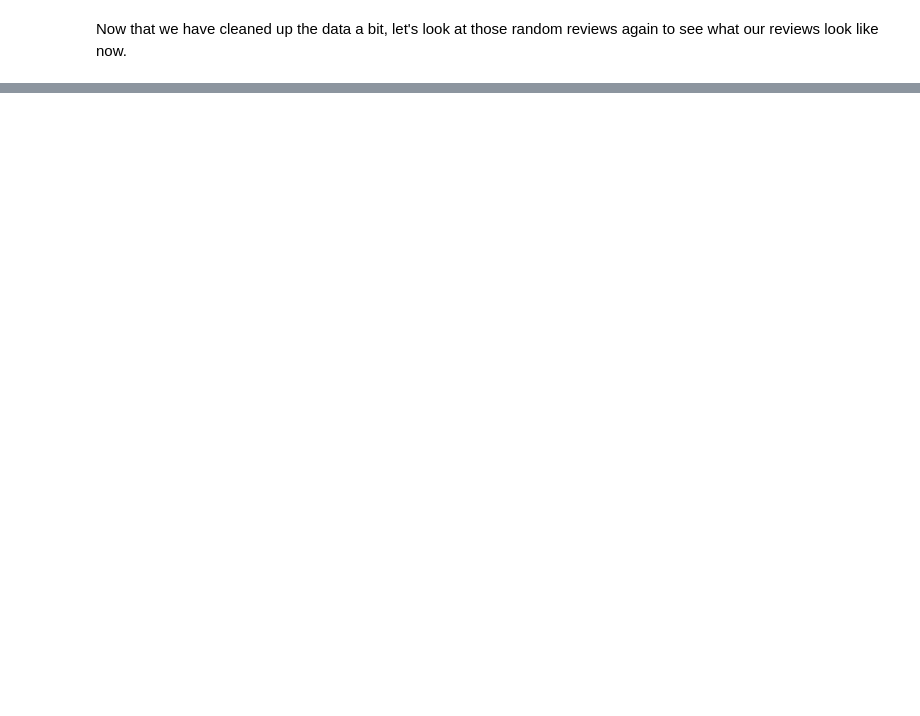
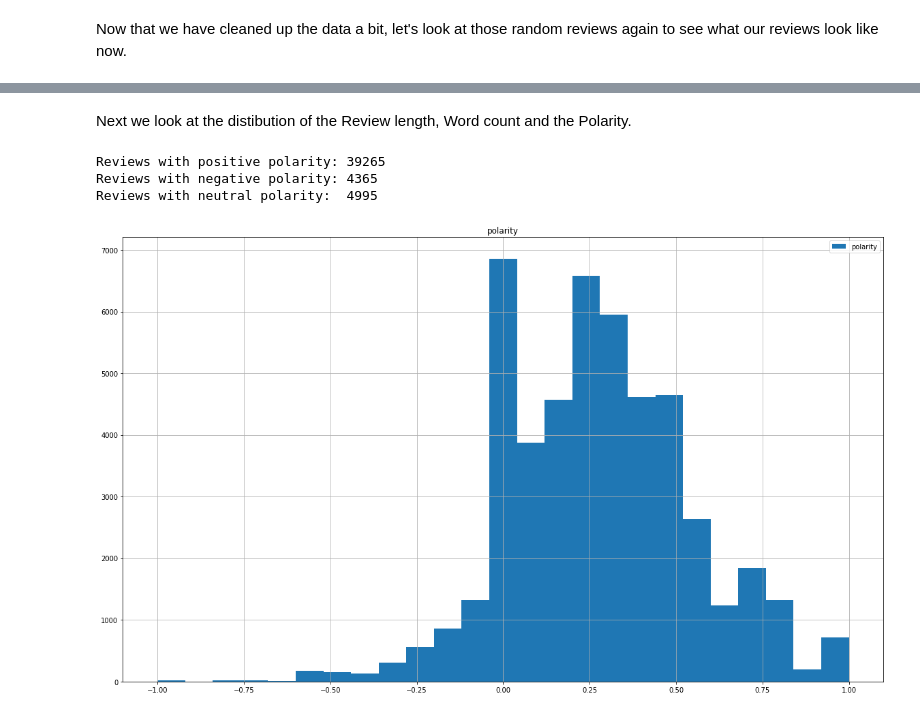
Before and after one commit to chillyssa/NLP-with-Deep-Learning-Project, a Jupyter notebook: project_part1.ipynb, the cells around one changed output, grey strips where cells are left out. Saved outputs shown, nothing was run; the diff lists cells and outputs as text; code cells hidden in the pictures; blank space fills up the shorter version.

Commit message:
Adding in some histograms and looking at polarity vs. Ratings.

```diff
--- a/project_part1.ipynb
+++ b/project_part1.ipynb
@@ -167,0 +194,9 @@ df.iloc[[3,32,654,7000,18000]]
+# %%
+# Reviewing and Removing infrequent words
+freq = pd.Series(' '.join(df['p_review']).split()).value_counts()
+less_freq = list(freq[freq ==1].index)
+print("Total words in all reviews: " + str(len(freq)))
+print("Total words in list of one word used: " + str(len(less_freq)))
+print(less_freq[:10])
+
+df['p_review'] = df['p_review'].apply(lambda x: " ".join(x for x in x.split() if x not in less_freq))
@@ -167,0 +209,16 @@ df.iloc[[3,32,654,7000,18000]]
+# %%
+nltk.download('wordnet')
+nltk.download('omw-1.4')
+from nltk.stem import PorterStemmer
+from nltk.tokenize import word_tokenize
+from nltk.stem import WordNetLemmatizer
+lemmatizer = WordNetLemmatizer()
+st = PorterStemmer()
+
+df['p_review'] = df['p_review'].apply(lambda x: " ".join([st.stem(word) for word in x.split()]))
+df['p_review'] = df['p_review'].apply(lambda x: " ".join([lemmatizer.lemmatize(word) for word in x.split()]))
+
+#Remove any punctuation added by stemming/lemmatization split
+df['p_review'] = df['p_review'].str.replace('[^\w\s]', '')
+
+df.iloc[[9,777,16052,24300,43571]]
@@ -167,0 +236,5 @@ df.iloc[[3,32,654,7000,18000]]
+# %%
+from textblob import TextBlob
+df['polarity'] = df['p_review'].map(lambda text: TextBlob(text).sentiment.polarity)
+
+df.head(20)
@@ -167,0 +259,21 @@ df.iloc[[3,32,654,7000,18000]]
+# %% [markdown]
+Next we look at the distibution of the Review length, Word count and the Polarity.
+# %%
+import seaborn as sns
+import matplotlib.pyplot as plt
+
+df[["polarity"]].hist(bins=25, figsize=(20, 12), legend=True)
+
+pos_polarity = df.loc[df.polarity > 0, ['p_review']].values
+print('Reviews with positive polarity:\t' + str(len(pos_polarity)))
+
+neg_polarity = df.loc[df.polarity < 0, ['p_review']].values
+print('Reviews with negative polarity:\t' + str(len(neg_polarity)))
+
+neut_polarity = df.loc[df.polarity == 0, ['p_review']].values
+print('Reviews with neutral polarity:\t' + str(len(neut_polarity)))
+# %% [output]
+Reviews with positive polarity: 39265
+Reviews with negative polarity: 4365
+Reviews with neutral polarity:  4995
+[figure, added]
```
Also changed, not shown: parts of 25 cells of this notebook.
